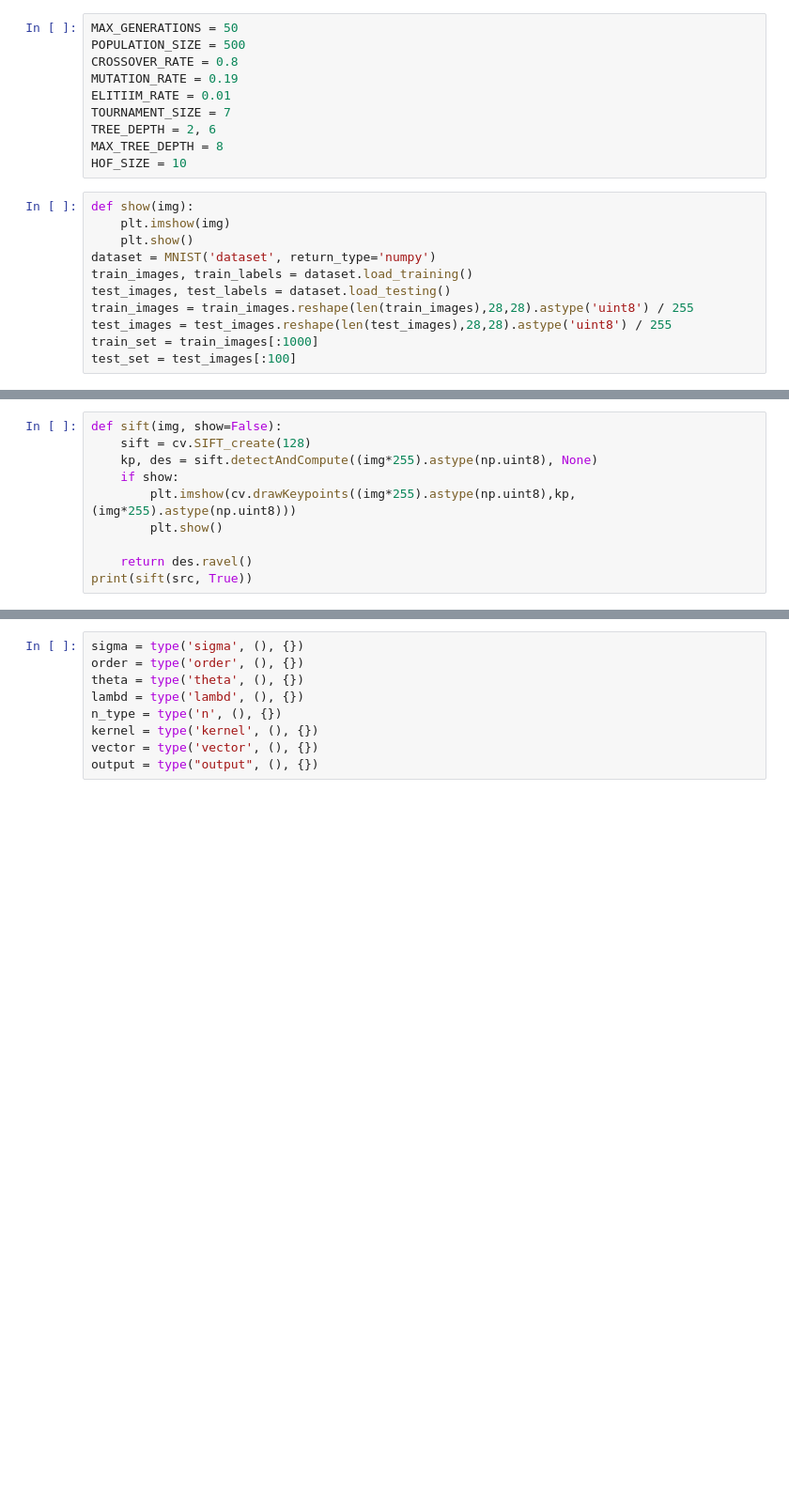
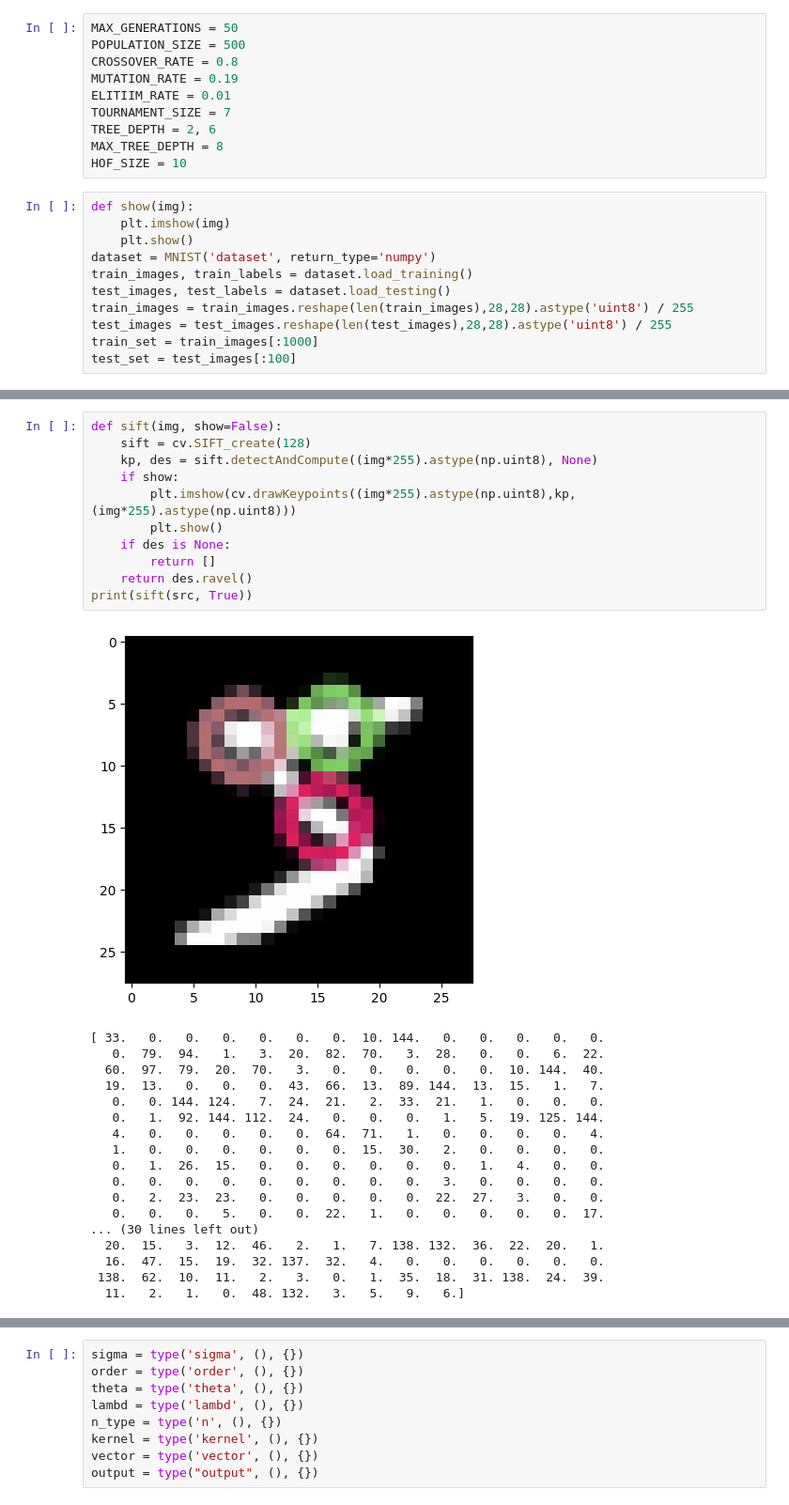
Before and after one commit to brunus-reberes/fl-exp, a Jupyter notebook: src/image_classification.ipynb, the cells around one changed output, grey strips where cells are left out. Shown at 94% size. Cells and saved outputs as stored; diff of their text form; blank space fills up the shorter version.

```diff
--- a/src/image_classification.ipynb
+++ b/src/image_classification.ipynb
@@ -144,10 +199,30 @@ plt.show()
 # %%
 def sift(img, show=False):
     sift = cv.SIFT_create(128)
     kp, des = sift.detectAndCompute((img*255).astype(np.uint8), None)
     if show:
         plt.imshow(cv.drawKeypoints((img*255).astype(np.uint8),kp,(img*255).astype(np.uint8)))
         plt.show()
-
+    if des is None:
+        return []
     return des.ravel()
 print(sift(src, True))
+# %% [output]
+[figure, added]
+[ 33.   0.   0.   0.   0.   0.   0.  10. 144.   0.   0.   0.   0.   0.
+   0.  79.  94.   1.   3.  20.  82.  70.   3.  28.   0.   0.   6.  22.
+  60.  97.  79.  20.  70.   3.   0.   0.   0.   0.   0.  10. 144.  40.
+  19.  13.   0.   0.   0.  43.  66.  13.  89. 144.  13.  15.   1.   7.
+   0.   0. 144. 124.   7.  24.  21.   2.  33.  21.   1.   0.   0.   0.
+   0.   1.  92. 144. 112.  24.   0.   0.   0.   1.   5.  19. 125. 144.
+   4.   0.   0.   0.   0.   0.  64.  71.   1.   0.   0.   0.   0.   4.
+   1.   0.   0.   0.   0.   0.   0.  15.  30.   2.   0.   0.   0.   0.
+   0.   1.  26.  15.   0.   0.   0.   0.   0.   0.   1.   4.   0.   0.
+   0.   0.   0.   0.   0.   0.   0.   0.   0.   3.   0.   0.   0.   0.
+   0.   2.  23.  23.   0.   0.   0.   0.   0.  22.  27.   3.   0.   0.
+   0.   0.   0.   5.   0.   0.  22.   1.   0.   0.   0.   0.   0.  17.
+... (30 lines left out)
+  20.  15.   3.  12.  46.   2.   1.   7. 138. 132.  36.  22.  20.   1.
+  16.  47.  15.  19.  32. 137.  32.   4.   0.   0.   0.   0.   0.   0.
+ 138.  62.  10.  11.   2.   3.   0.   1.  35.  18.  31. 138.  24.  39.
+  11.   2.   1.   0.  48. 132.   3.   5.   9.   6.]
```
Also changed, not shown: parts of 26 cells of this notebook.
